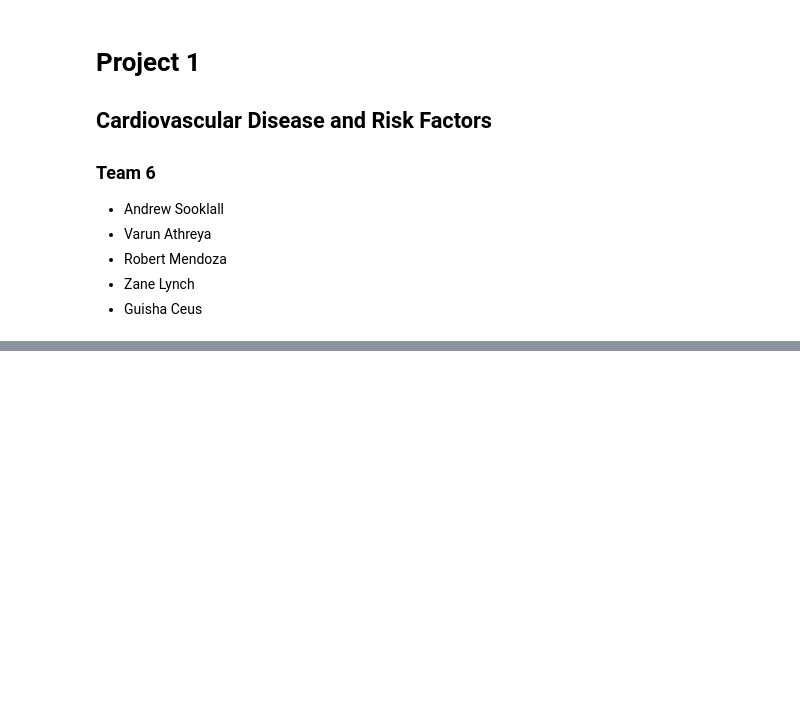
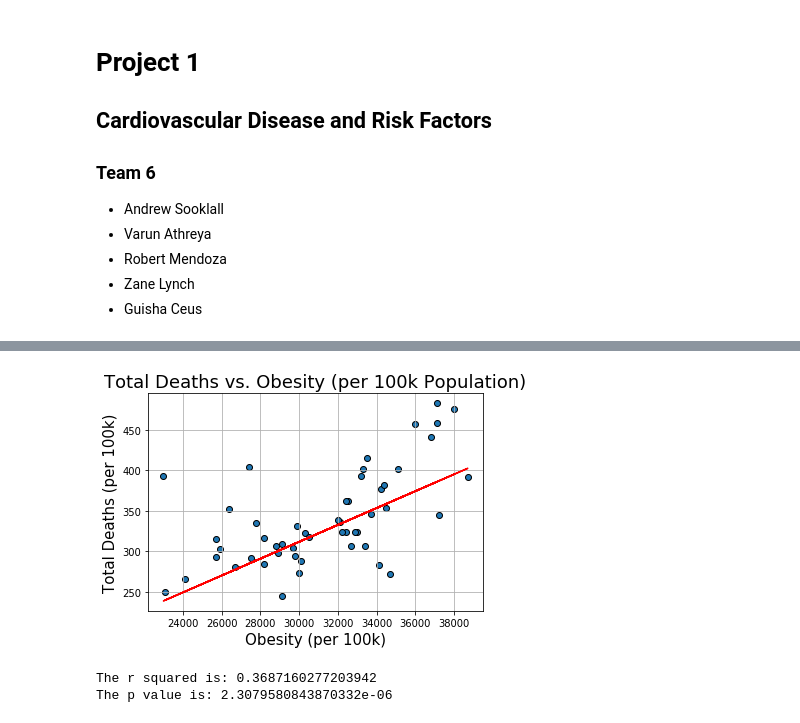
Before and after one commit to ASooklall/project-1-cvd, a Jupyter notebook: project-1-team-6.ipynb, the cells around one changed output, grey strips where cells are left out. Cells and saved outputs as stored; diff of their text form; code cells hidden in the pictures; blank space fills up the shorter version.

```diff
--- a/project-1-team-6.ipynb
+++ b/project-1-team-6.ipynb
@@ -49,0 +80,25 @@ base_df
+# %%
+#linear regression
+x_values_obe = base_df['Obesity']
+y_values_obe = base_df['Total Deaths']
+(obe_slope, obe_intercept, obe_rvalue, obe_pvalue, obe_stderr) = linregress(x_values_obe, y_values_obe)
+regress_values_obe = x_values_obe * slope + intercept
+line_eq_obe = "y = " + str(round(slope,2)) + "x + " + str(round(intercept,2))
+
+# total deaths vs hypertension
+states_v_htn = plt.scatter(base_df['Obesity'],base_df['Total Deaths'],marker='o',edgecolor='black')
+plt.plot(x_values_obe,regress_values_obe,"r-")
+plt.grid()
+plt.title('Total Deaths vs. Obesity (per 100k Population)',size=18)
+plt.xlabel('Obesity (per 100k)',size=15)
+plt.ylabel("Total Deaths (per 100k)",size=15)
+plt.show()
+
+
+#r2
+print(f'The r squared is: {obe_rvalue**2}')
+print(f'The p value is: {obe_pvalue}')
+# %% [output]
+[figure, added]
+The r squared is: 0.3687160277203942
+The p value is: 2.3079580843870332e-06
```
Also changed, not shown: parts of 3 cells of this notebook.
